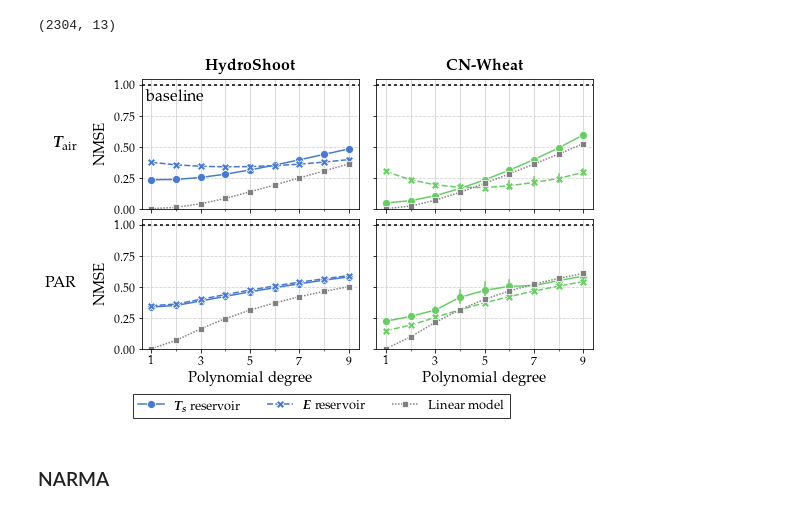
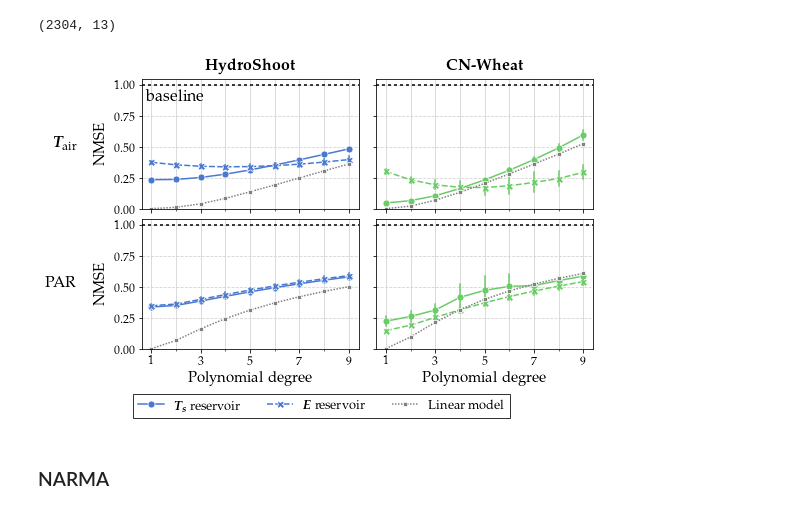
Before and after one commit to mcndt/thesis-plant-reservoir-computing, a Jupyter notebook: notebooks/regression_tests/Figures_Scores_comp_bench.ipynb, the cells around one changed output. Cells and saved outputs as stored; diff of their text form; code cells hidden in the pictures.

```diff
--- a/notebooks/regression_tests/Figures_Scores_comp_bench.ipynb
+++ b/notebooks/regression_tests/Figures_Scores_comp_bench.ipynb
@@ -141,7 +141,7 @@ with plt.style.context('seaborn-muted'):
         (delay_scores.reservoir_id.isin(reservoirs + [target_baseline_map[target]]))
       ]
       sns.lineplot(data=plot_data, x='delay', y='test_score', hue='reservoir_id', style='reservoir_id',
-                   dashes=True, markers=True, ax=ax, markersize=8, err_style='bars', palette=[color, color, 'grey'])
+                   dashes=True, markers=True, ax=ax, markersize=7, err_style='bars', palette=[color, color, 'grey'], ci='sd')
 
       # Labeling
       # ax.set_title(f'{target} / {dataset}')
@@ -200,7 +200,7 @@ with plt.style.context('seaborn-muted'):
         (polynomial_scores.reservoir_id.isin(reservoirs + [target_baseline_map[target]]))
       ]
       sns.lineplot(data=plot_data, x='exponent', y='test_score', hue='reservoir_id', style='reservoir_id',
-                   dashes=True, markers=True, ax=ax, markersize=8, err_style='bars', palette=[color, color, 'grey'])
+                   dashes=True, markers=True, ax=ax, markersize=7, err_style='bars', ci='sd', palette=[color, color, 'grey'])
 
       # Labeling
       # ax.set_title(f'{target} / {dataset}')
@@ -208,34 +208,34 @@ with plt.style.context('seaborn-muted'):
       if col == 0:
         ax.annotate(input_symbols[target], (-0.3, 0.5), xycoords='axes fraction', va='center', ha='right', fontsize=16)
       if row == 0:
         ax.annotate(f'\\textbf{{{dataset}}}', (0.5, 1.07), xycoords='axes fraction', ha='center', fontsize=16)
 
       # Axes
       ax.xaxis.set_major_locator(FixedLocator([1, 3, 5, 7, 9]))
       ax.xaxis.set_minor_locator(MultipleLocator(1))
       ax.grid(axis='x', linestyle='solid', color='lightgrey', which='both')
       ax.grid(axis='y', linestyle='dashed', color='lightgrey', which='both')
       ax.tick_params(axis='both', which='both', labelsize=12)
 
       ax.set_ylim(0, 1.05)
       ax.set_yticks([0, 0.25, 0.5, 0.75, 1])
       ax.axhline(1, color='black', dashes=(2,2))
       if ax is axs.flatten()[0]:
         ax.annotate('baseline', (0.017, 0.83), fontsize=16, xycoords='axes fraction')
 
       # Cleanup
       if ax is axs.flatten()[0]:
         labels = [f"{res_symbols[l]} reservoir" for l in ax.get_legend_handles_labels()[1][:-1]] + ['Linear model']
         fig.legend(labels, loc='lower center', fancybox=False, shadow=False, ncol=3,
                    frameon=True, edgecolor='black', bbox_to_anchor=(0.5, -0.06), fontsize=13)
       ax.get_legend().remove()
 
 
   plt.tight_layout()
   plt.subplots_adjust(wspace=0.08, hspace=0.08)
   plt.savefig('comp_polynomial_perf.png', dpi=200, facecolor='white', bbox_inches='tight')
 # %% [output]
-[figure, old version]
+[figure, new version]
 # %% [markdown]
 ### NARMA
 # %%
```
Also changed, not shown: parts of 1 cell of this notebook, 4 other files.
